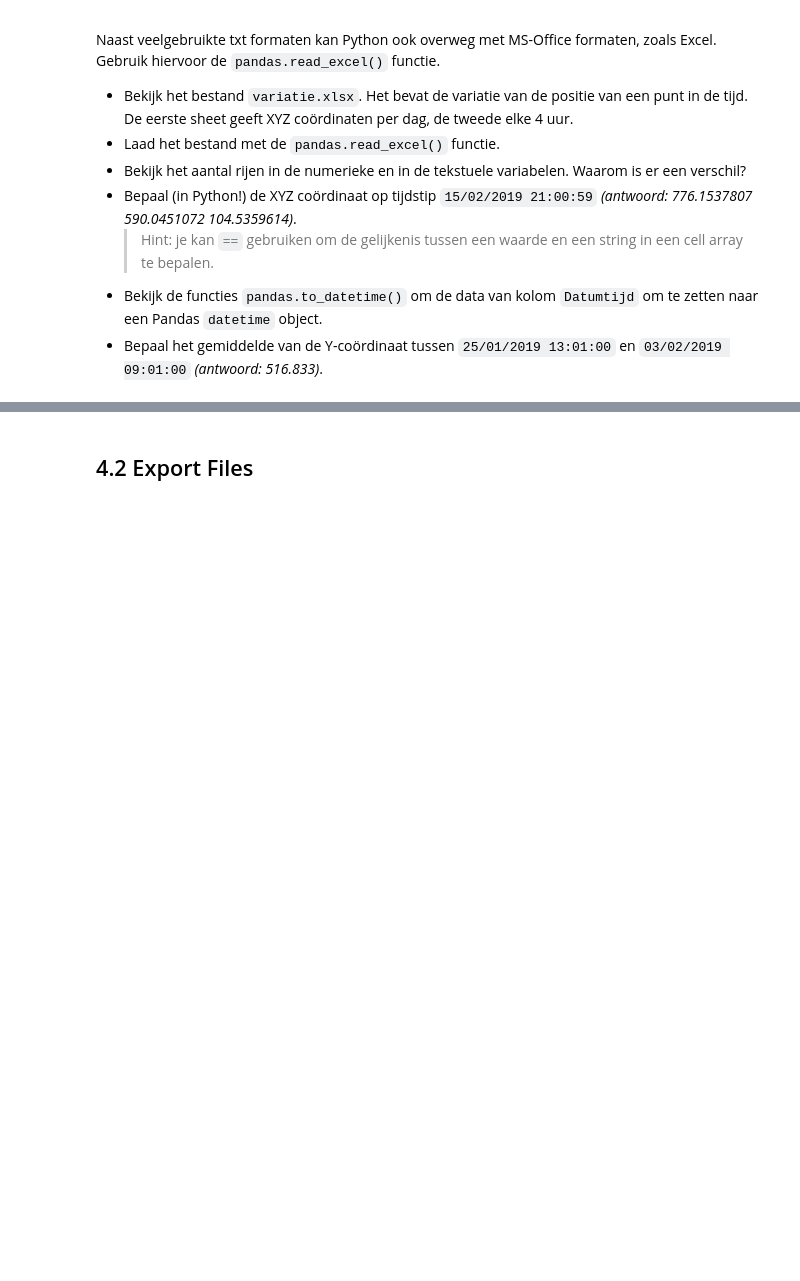
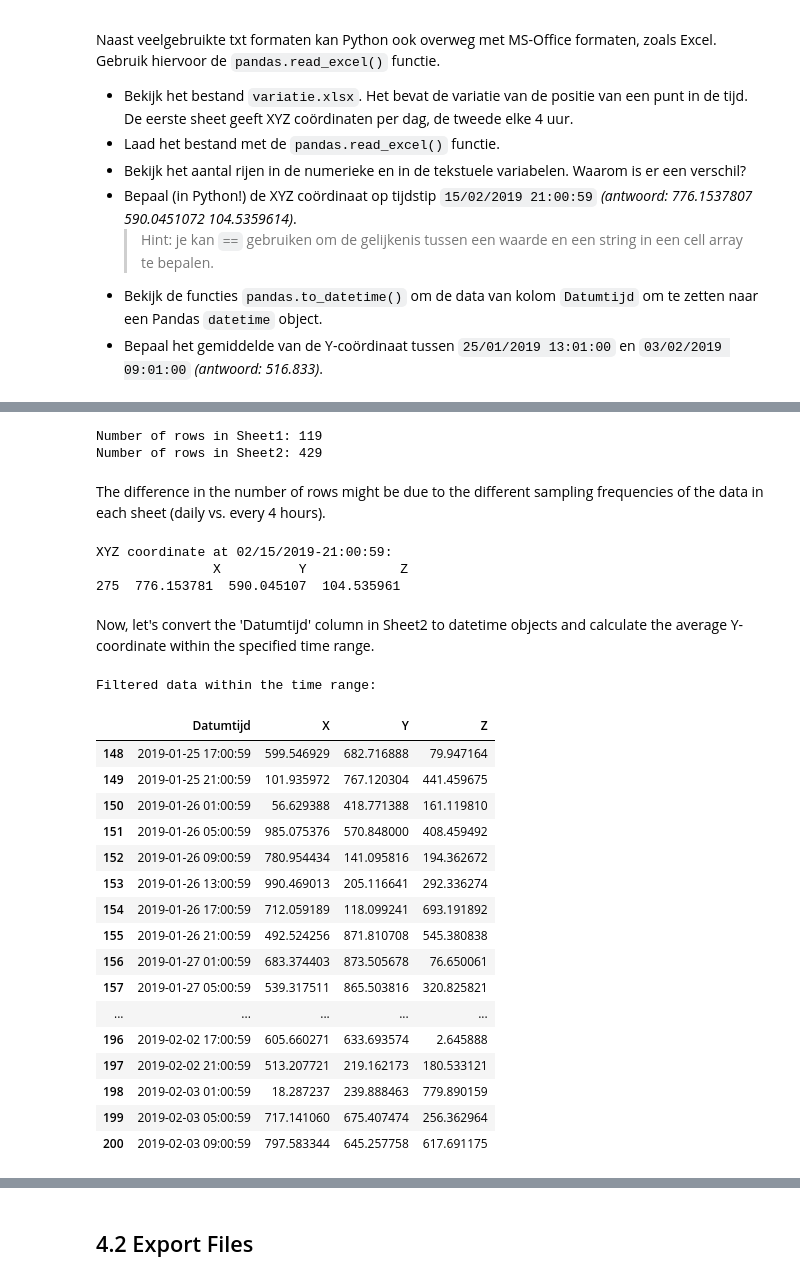
Before and after one commit to joeritaveirne/Les-4, a Jupyter notebook: chapter4.ipynb, the cells around one changed output, grey strips where cells are left out. Drawn from its saved outputs; the diff is of its cells as text; code cells hidden in the pictures; blank space fills up the shorter version.

```diff
--- a/chapter4.ipynb
+++ b/chapter4.ipynb
@@ -35,0 +112,3 @@ dataframe2 = pd.read_excel('variatie.xlsx',sheet_name='Sheet2')
+# %%
+dataframe2 = pd.read_excel('/variatie.xlsx',sheet_name='Sheet2')
+dataframe2
@@ -35,0 +129,61 @@ dataframe2 = pd.read_excel('variatie.xlsx',sheet_name='Sheet2')
+# %%
+
+print("Number of rows in Sheet1:", len(dataframe1))
+print("Number of rows in Sheet2:", len(dataframe2))
+# %% [output]
+Number of rows in Sheet1: 119
+Number of rows in Sheet2: 429
+# %% [markdown]
+The difference in the number of rows might be due to the different sampling frequencies of the data in each sheet (daily vs. every 4 hours).
+# %%
+# Find the XYZ coordinate at the specific timestamp in Sheet2
+
+target_time = '02/15/2019-21:00:59'
+
+xyz_at_time = dataframe2[dataframe2['Datumtijd'] == target_time][['X', 'Y ', 'Z']]
+
+print(f"\nXYZ coordinate at {target_time}:\n", xyz_at_time)
+# %% [output]
+XYZ coordinate at 02/15/2019-21:00:59:
+               X          Y            Z
+275  776.153781  590.045107  104.535961
+# %% [markdown]
+Now, let's convert the 'Datumtijd' column in Sheet2 to datetime objects and calculate the average Y-coordinate within the specified time range.
+# %%
+# Convert 'Datumtijd' to datetime objects
+dataframe2['Datumtijd'] = pd.to_datetime(dataframe2['Datumtijd'], format='%m/%d/%Y-%H:%M:%S')
+
+# Define the time range (adjusting end time slightly)
+start_time = pd.to_datetime('01/25/2019 13:01:00', format='%m/%d/%Y %H:%M:%S')
+end_time = pd.to_datetime('02/03/2019 13:00:00', format='%m/%d/%Y %H:%M:%S') # Adjusted end time
+
+# Filter data within the time range
+filtered_data = dataframe2[(dataframe2['Datumtijd'] >= start_time) & (dataframe2['Datumtijd'] <= end_time)]
+
+# Display the filtered data for verification
+print("Filtered data within the time range:")
+display(filtered_data)
+
+# Calculate the mean of the Y-coordinate for the filtered data
+y_mean_in_range = filtered_data['Y '].mean()
+
+print(f"\nAverage of Y-coordinate between {start_time} and {end_time}: {y_mean_in_range}")
+# %% [output]
+Filtered data within the time range:
+|  | Datumtijd | X | Y | Z |
+| 148 | 2019-01-25 17:00:59 | 599.546929 | 682.716888 | 79.947164 |
+| 149 | 2019-01-25 21:00:59 | 101.935972 | 767.120304 | 441.459675 |
+| 150 | 2019-01-26 01:00:59 | 56.629388 | 418.771388 | 161.119810 |
+| 151 | 2019-01-26 05:00:59 | 985.075376 | 570.848000 | 408.459492 |
+| 152 | 2019-01-26 09:00:59 | 780.954434 | 141.095816 | 194.362672 |
+| 153 | 2019-01-26 13:00:59 | 990.469013 | 205.116641 | 292.336274 |
+| 154 | 2019-01-26 17:00:59 | 712.059189 | 118.099241 | 693.191892 |
+| 155 | 2019-01-26 21:00:59 | 492.524256 | 871.810708 | 545.380838 |
+| 156 | 2019-01-27 01:00:59 | 683.374403 | 873.505678 | 76.650061 |
+| 157 | 2019-01-27 05:00:59 | 539.317511 | 865.503816 | 320.825821 |
+| ... | ... | ... | ... | ... |
+| 196 | 2019-02-02 17:00:59 | 605.660271 | 633.693574 | 2.645888 |
+| 197 | 2019-02-02 21:00:59 | 513.207721 | 219.162173 | 180.533121 |
+| 198 | 2019-02-03 01:00:59 | 18.287237 | 239.888463 | 779.890159 |
+| 199 | 2019-02-03 05:00:59 | 717.141060 | 675.407474 | 256.362964 |
+| 200 | 2019-02-03 09:00:59 | 797.583344 | 645.257758 | 617.691175 |
```
Also changed, not shown: parts of 19 cells of this notebook.
